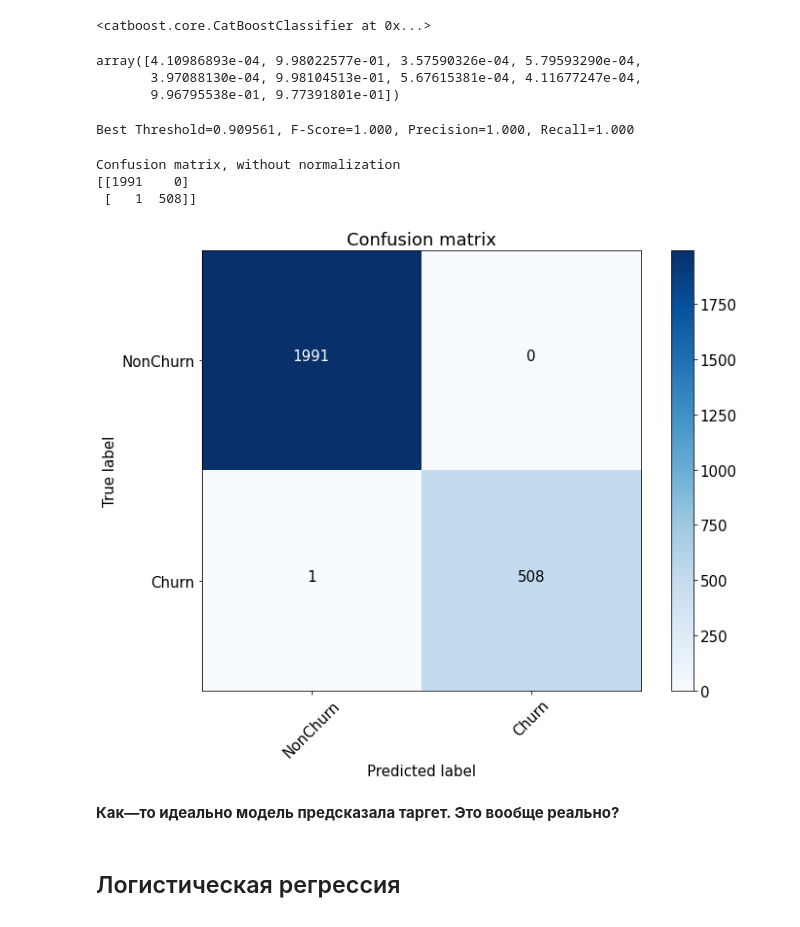
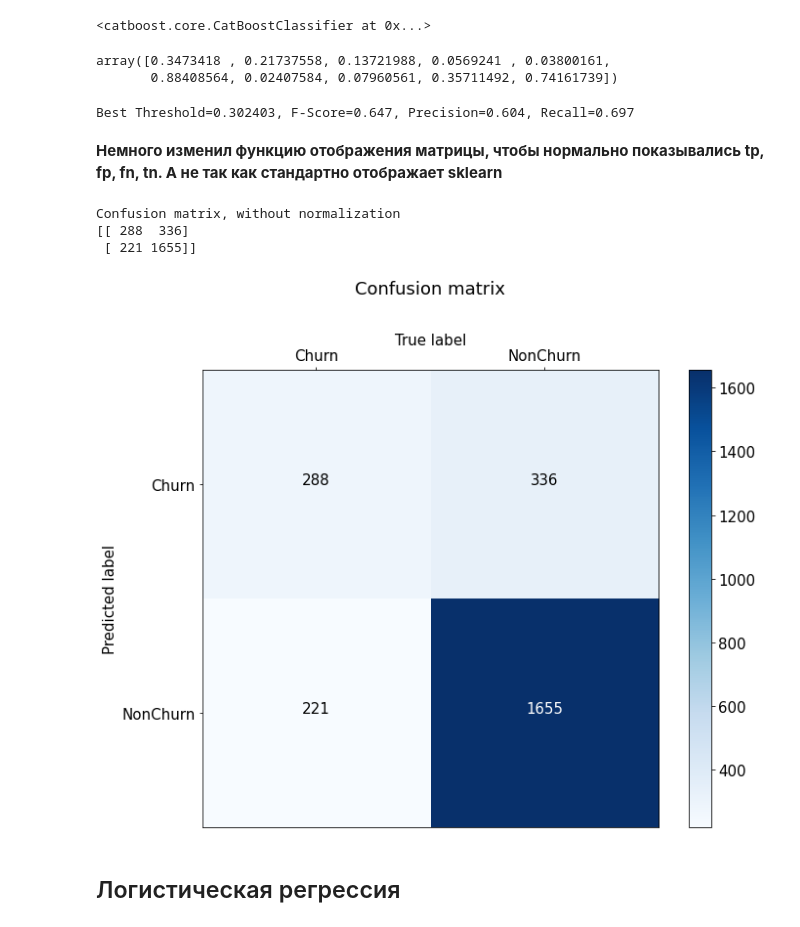
Before and after one commit to lisichkinpavel/ML_in_business, a Jupyter notebook: dz5.ipynb, the cells around one changed output. Cells and saved outputs as stored; diff of their text form; code cells hidden in the pictures.

```diff
--- a/dz5.ipynb
+++ b/dz5.ipynb
@@ -22,7 +22,7 @@ df.head(3)
 | 2 | 3 | 15619304 | Onio | 502 | France | Female | 42 | 8 | 159660.80 | ... |
 # %%
 #разделим данные на train/test
-X_train, X_test, y_train, y_test = train_test_split(df.drop(columns=['RowNumber','CustomerId','Surname']), df['Exited'], random_state=0)
+X_train, X_test, y_train, y_test = train_test_split(df.drop(columns=['RowNumber','CustomerId','Surname','Exited']), df['Exited'], random_state=0)
 # %%
 #соберем наш простой pipeline, но нам понадобится написать класс для выбора нужного поля
 class FeatureSelector(BaseEstimator, TransformerMixin):
@@ -126,9 +126,8 @@ catm.fit(X_train, y_train, cat_features=categorical_columns)
 preds = catm.predict_proba(X_test)[:, 1]
 preds[:10]
 # %% [output]
-array([4.10986893e-04, 9.98022577e-01, 3.57590326e-04, 5.79593290e-04,
-       3.97088130e-04, 9.98104513e-01, 5.67615381e-04, 4.11677247e-04,
-       9.96795538e-01, 9.77391801e-01])
+array([0.3473418 , 0.21737558, 0.13721988, 0.0569241 , 0.03800161,
+       0.88408564, 0.02407584, 0.07960561, 0.35711492, 0.74161739])
 # %%
 from sklearn.metrics import f1_score, roc_auc_score, precision_score, plot_precision_recall_curve, classification_report, precision_recall_curve, confusion_matrix
 # %%
@@ -142,7 +141,9 @@ print('Best Threshold=%f, F-Score=%.3f, Precision=%.3f, Recall=%.3f' % (threshol
                                                                         precision[ix],
                                                                         recall[ix]))
 # %% [output]
-Best Threshold=0.909561, F-Score=1.000, Precision=1.000, Recall=1.000
+Best Threshold=0.302403, F-Score=0.647, Precision=0.604, Recall=0.697
+# %% [markdown]
+**Немного изменил функцию отображения матрицы, чтобы нормально показывались tp, fp, fn, tn. А не так как стандартно отображает sklearn**
 # %%
 def plot_confusion_matrix(cm, classes,
                           normalize=False,
@@ -152,11 +153,12 @@ def plot_confusion_matrix(cm, classes,
     This function prints and plots the confusion matrix.
     Normalization can be applied by setting `normalize=True`.
     """
+    f, ax = plt.subplots(figsize=(10, 8))
     plt.imshow(cm, interpolation='nearest', cmap=cmap)
-    plt.title(title)
+    plt.title(title, pad=40)
     plt.colorbar()
     tick_marks = np.arange(len(classes))
-    plt.xticks(tick_marks, classes, rotation=45)
+    plt.xticks(tick_marks, classes)
     plt.yticks(tick_marks, classes)
 
     if normalize:
@@ -174,27 +176,28 @@ def plot_confusion_matrix(cm, classes,
                  color="white" if cm[i, j] > thresh else "black")
 
     plt.tight_layout()
-    plt.ylabel('True label')
-    plt.xlabel('Predicted label')
+    ax.set_ylabel('Predicted label')
+    ax.set_xlabel('True label')
+    ax.xaxis.set_ticks_position('top')
+    ax.xaxis.set_label_position('top')
 # %%
 font = {'size' : 15}
 
 plt.rc('font', **font)
 
-cnf_matrix = confusion_matrix(y_test, preds>thresholds[ix])
-plt.figure(figsize=(10, 8))
-plot_confusion_matrix(cnf_matrix, classes=['NonChurn', 'Churn'],
+# Тут нужно поменять местами реальные и предсказанные значения и поставить labels=[1,0]
+
+
+cnf_matrix = confusion_matrix(preds>thresholds[ix], y_test, labels=[1,0])
+plot_confusion_matrix(cnf_matrix, classes=['Churn', 'NonChurn'],
                       title='Confusion matrix')
 plt.savefig("conf_matrix.png")
 plt.show()
 # %% [output]
 Confusion matrix, without normalization
-[[1991    0]
- [   1  508]]
+[[ 288  336]
+ [ 221 1655]]
-[figure, old version]
+[figure, new version]
-# %% [markdown]
-
-**Как—то идеально модель предсказала таргет. Это вообще реально?**
 # %% [markdown]
 ## Логистическая регрессия
 # %%
```
Also changed, not shown: parts of 9 cells of this notebook.
